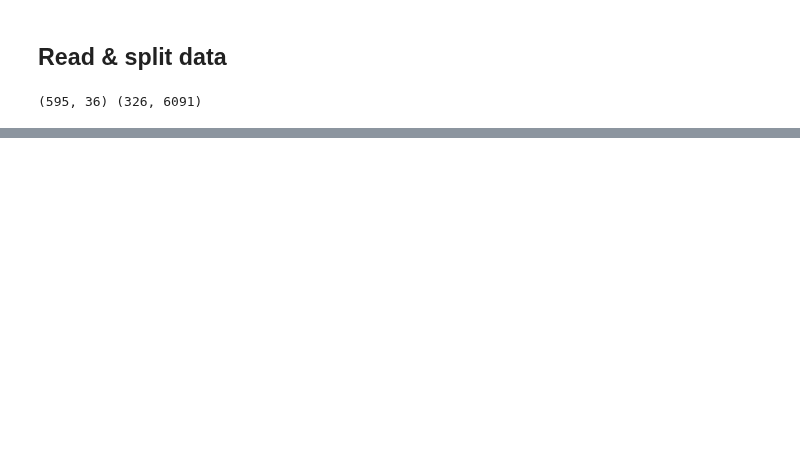
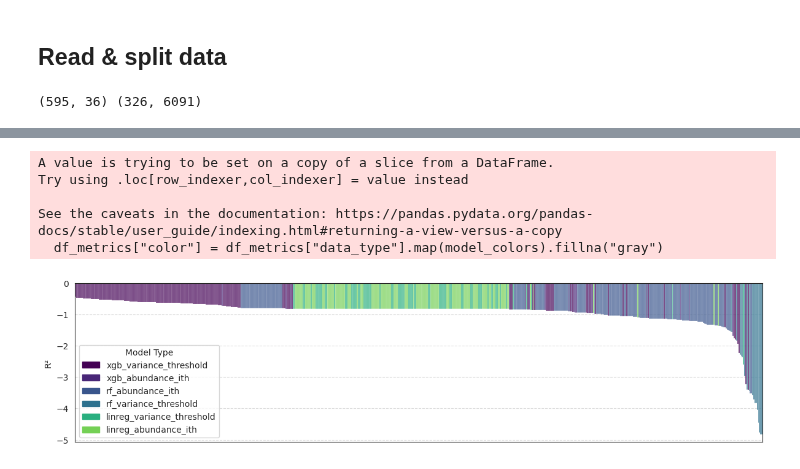
Before and after one commit to bokulich-publications/microterroir, a Jupyter notebook: Microbiome/ITS/influence-factors/5_fun_influence_berry_climate_predict.ipynb, the cells around one changed output, grey strips where cells are left out. Cells and saved outputs as stored; diff of their text form; code cells hidden in the pictures; blank space fills up the shorter version.

```diff
--- a/Microbiome/ITS/influence-factors/5_fun_influence_berry_climate_predict.ipynb
+++ b/Microbiome/ITS/influence-factors/5_fun_influence_berry_climate_predict.ipynb
@@ -170,0 +151,8 @@ NameError: name 'best_model_dict' is not defined
+# %%
+# specify the location of the MLruns files
+log_folder_location = "/home/lfloerl/cloud/lfloerl/Microterroir/artifacts/ITS/lavaux/climate-berries/ritme_linreg_xgb_rf/mlruns"
+
+mlflow.set_tracking_uri(log_folder_location)
+
+df_all_runs = mlflow.search_runs(
+    order_by=["metrics.rmse_val ASC"], search_all_experiments=True)
@@ -170,0 +162,6 @@ NameError: name 'best_model_dict' is not defined
+# %%
+df_metrics = df_all_runs[['tags.trial_name', "params.data_transform", "params.data_aggregation", "params.data_selection", "params.model", 'metrics.r2_train', 'metrics.rmse_train', 'metrics.r2_val', 'metrics.rmse_val' ]]
+df_metrics['data_type'] = (
+    df_metrics["params.model"] + "_" + df_metrics["params.data_selection"]
+)
+df_metrics.tail()
@@ -170,0 +180,44 @@ NameError: name 'best_model_dict' is not defined
+# %%
+# Define a color palette for each model
+model_colors = {'xgb_variance_threshold' : "#440154FF" ,
+       'xgb_abundance_ith' : "#482677FF" ,
+       'rf_abundance_ith' : "#39558CFF",
+       'rf_variance_threshold' : "#2D718EFF",
+       'linreg_variance_threshold' : "#29AF7FFF",
+       'linreg_abundance_ith' : "#74D055FF"}
+
+# Ensure all models have a color, assign a default if not in the list
+df_metrics["color"] = df_metrics["data_type"].map(model_colors).fillna("gray")
+
+plt.figure(figsize=(12, 3))
+sns.histplot(
+    data=df_metrics,
+    x=df_metrics.index,
+    weights=df_metrics["metrics.r2_val"],
+    bins=len(df_metrics),
+    hue=df_metrics["data_type"],
+    palette=model_colors,
+    element="bars",
+    multiple="stack"
+)
+
+plt.xlim(df_metrics.index.min(), df_metrics.index.max())
+plt.xlabel("")
+plt.ylabel("R²")
+plt.xticks([], [])  # Hide x-axis labels
+plt.grid(axis="y", linestyle="--", alpha=0.7)
+
+# Show legend
+handles = [plt.Rectangle((0,0),1,1, color=color) for color in model_colors.values()]
+plt.legend(handles, model_colors.keys(), title="Model Type", loc="lower left")
+
+plt.tight_layout()
+plt.savefig('/home/lfloerl/cloud/lfloerl/Microterroir/Figures/RITME-test-R2.png', dpi=1000)
+plt.show()
+# %% [output]
+A value is trying to be set on a copy of a slice from a DataFrame.
+Try using .loc[row_indexer,col_indexer] = value instead
+
+See the caveats in the documentation: https://pandas.pydata.org/pandas-docs/stable/user_guide/indexing.html#returning-a-view-versus-a-copy
+  df_metrics["color"] = df_metrics["data_type"].map(model_colors).fillna("gray")
+[figure, added]
```
Also changed, not shown: parts of 13 cells of this notebook, 9 other files.
